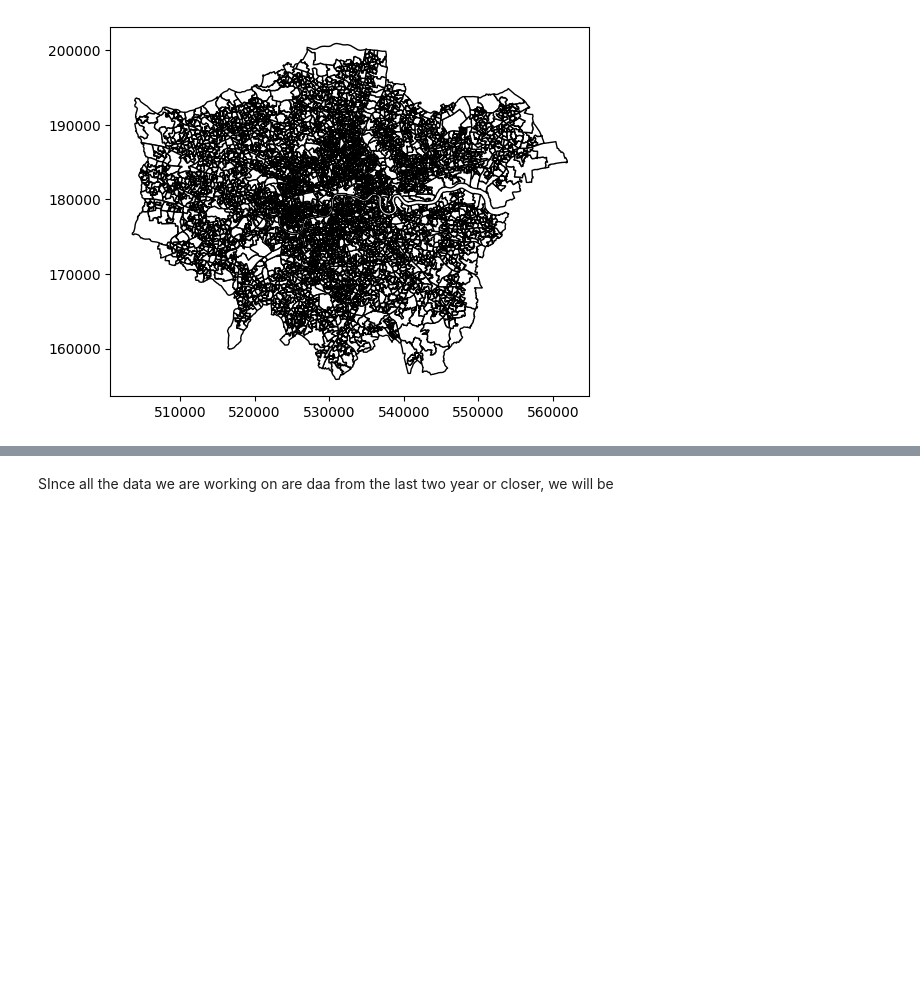
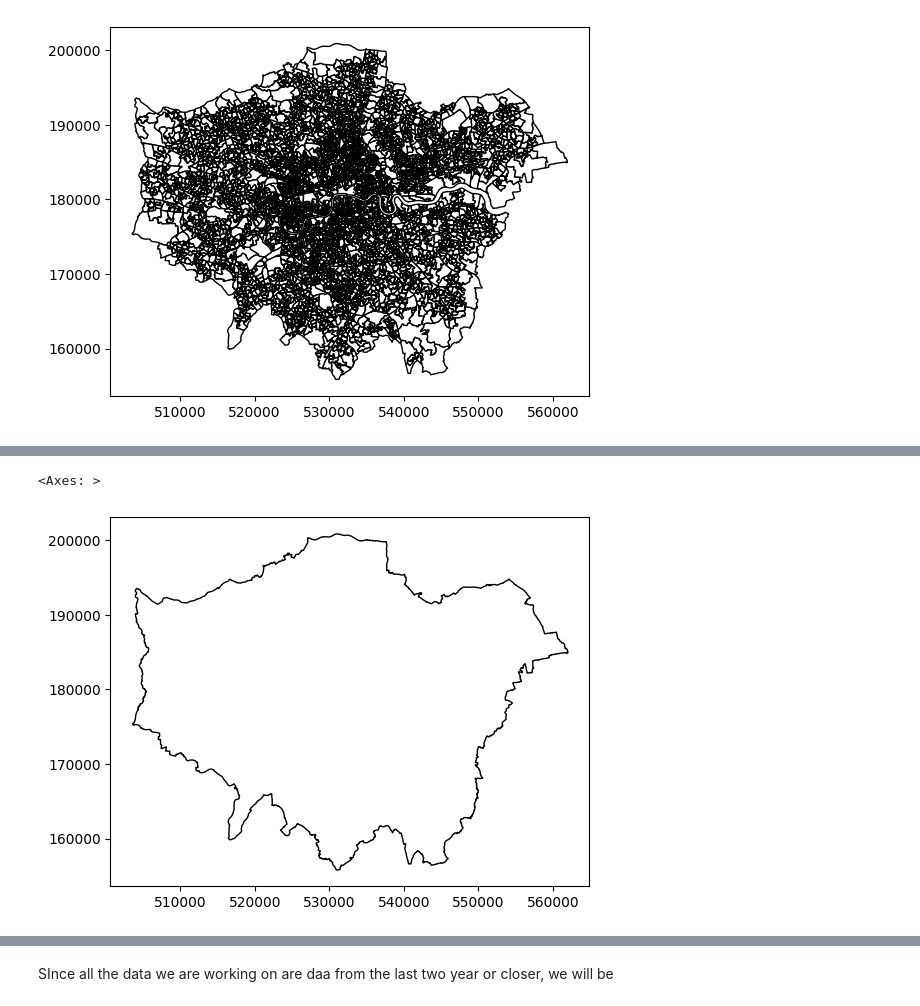
Before and after one commit to SammyGIS/airbnb-spatial-analysis, a Jupyter notebook: airbnb-spatial-analysis.ipynb, the cells around one changed output, grey strips where cells are left out. Drawn from its saved outputs; the diff is of its cells as text; code cells hidden in the pictures; blank space fills up the shorter version.

```diff
--- a/airbnb-spatial-analysis.ipynb
+++ b/airbnb-spatial-analysis.ipynb
@@ -495,0 +650,7 @@ lsao_boundary.plot(color='white', edgecolor='black')
+# %%
+ward_boundary['dissolved_col'] = 1
+ward_boundary_dissolved = ward_boundary.dissolve(by='dissolved_col')
+ward_boundary_dissolved.plot(color='white', edgecolor='black')
+# %% [output]
+<Axes: >
+[figure, added]
```
Also changed, not shown: parts of 84 cells of this notebook, 1 other file.
